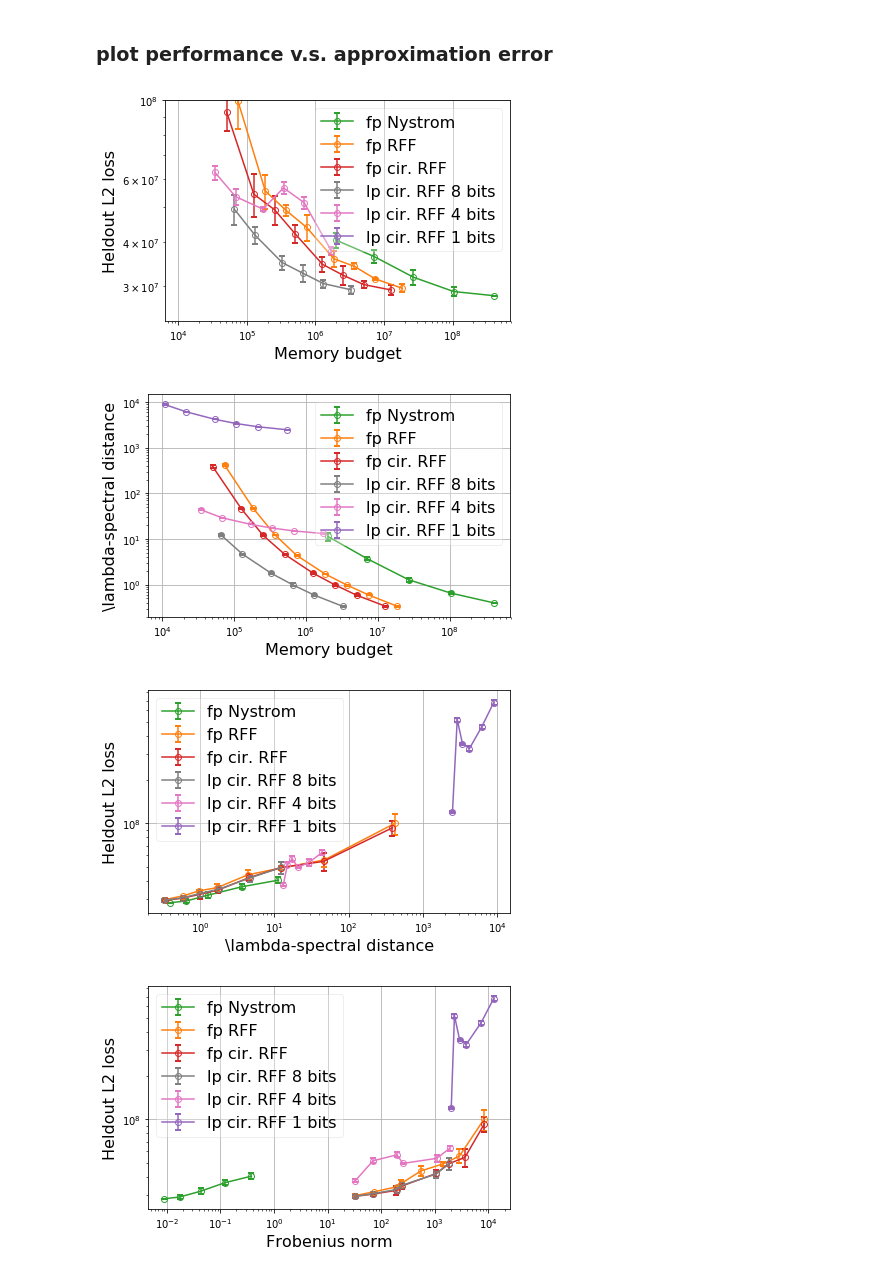
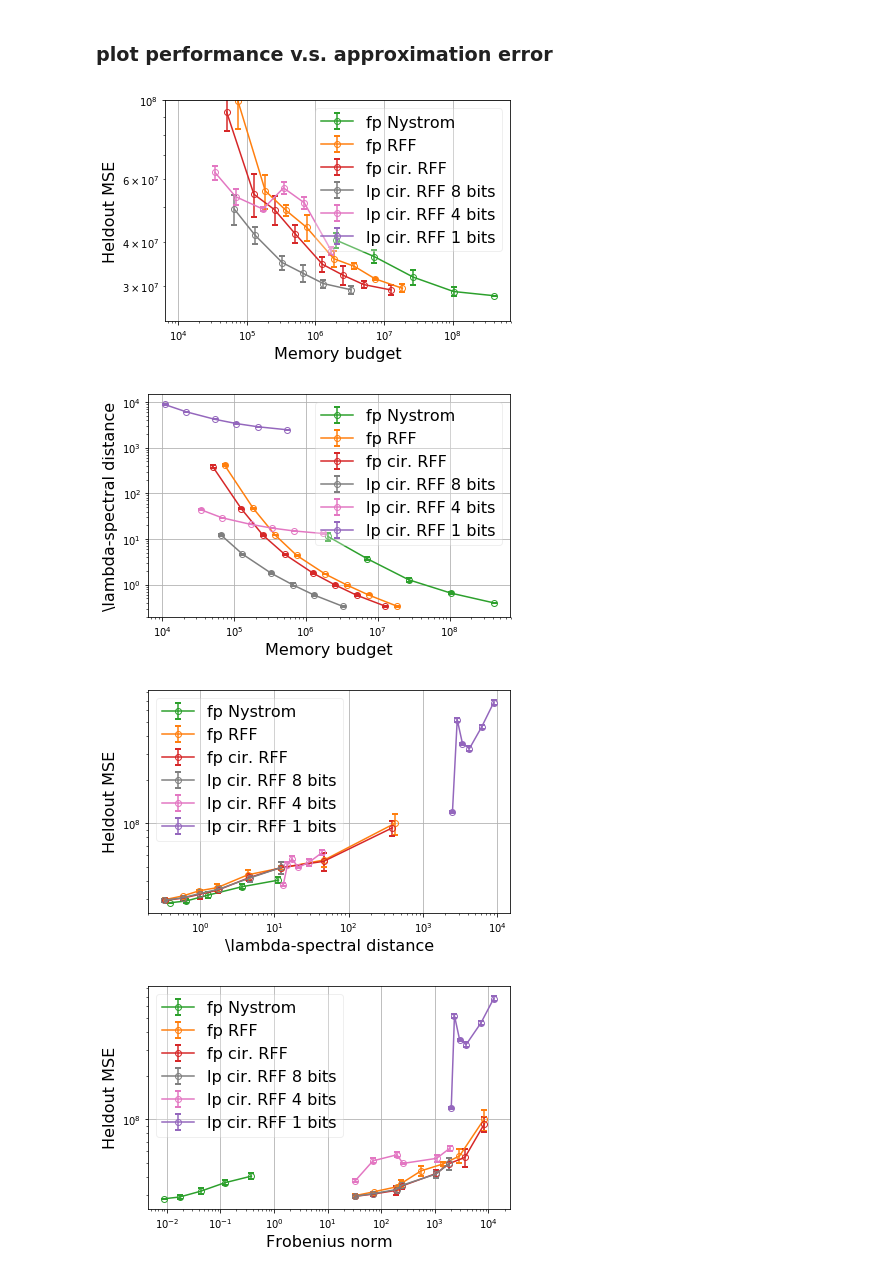
Before and after one commit to JianGoForIt/lp_rffs, a Jupyter notebook: kernel_reg/notebook/correlation-census-closeness-vs-kernel-approximation-error-real-setting-with-lambdastar-from-exact-kernel-with-delta-low-precision.ipynb, the cells around one changed output. Drawn from its saved outputs; the diff is of its cells as text; code cells hidden in the pictures.

```diff
--- a/kernel_reg/notebook/correlation-census-closeness-vs-kernel-approximation-error-real-setting-with-lambdastar-from-exact-kernel-with-delta-low-precision.ipynb
+++ b/kernel_reg/notebook/correlation-census-closeness-vs-kernel-approximation-error-real-setting-with-lambdastar-from-exact-kernel-with-delta-low-precision.ipynb
@@ -151,7 +145,7 @@ plot_figure(data_list, color_dict)
 plt.yscale("log")
 plt.xscale("log")
 # plt.title("l2 vs memory")
-plt.ylabel("Heldout L2 loss", fontsize=16)
+plt.ylabel("Heldout MSE", fontsize=16)
 plt.xlabel("Memory budget", fontsize=16)
 plt.legend(fontsize=16, framealpha=0.3)
 plt.ylim([None, 1e8])
@@ -191,7 +185,7 @@ plot_figure(data_list, color_dict, ave_x=True)
 plt.yscale("log")
 plt.xscale("log")
 # plt.title("l2 vs delta")
-plt.ylabel("Heldout L2 loss", fontsize=16)
+plt.ylabel("Heldout MSE", fontsize=16)
 plt.xlabel("\lambda-spectral distance", fontsize=16)
 plt.legend(fontsize=16, framealpha=0.3)
 # plt.ylim([None, 5e8])
@@ -211,41 +205,41 @@ plot_figure(data_list, color_dict, ave_x=True)
 plt.yscale("log")
 plt.xscale("log")
 # plt.title("l2 vs delta")
-plt.ylabel("Heldout L2 loss", fontsize=16)
+plt.ylabel("Heldout MSE", fontsize=16)
 plt.xlabel("Frobenius norm", fontsize=16)
 plt.legend(fontsize=16, framealpha=0.3)
 # plt.ylim([None, 5e8])
 plt.tight_layout()
 plt.savefig("./figures/regression_l2_vs_f_norm.pdf")
 plt.show()
 
 # plt.figure()
 # for nbit in [64, 16, 8, 4, 2, 1]:
 #     plt.plot(n_rff_feat_dict[nbit], l2_loss_list_cir_rff[nbit], "-o", label="cir rff " + str(nbit) )
 # plt.plot(n_rff_feat_dict[64], l2_loss_list_rff, "-o", label="basic rff " + str(64) )
 # plt.plot(n_nystrom_feat, l2_loss_list_nystrom, "-o", label="Nystrom " + str(64) )
 # plt.grid()
 # plt.yscale("log")
 # plt.xscale("log")
 # plt.title("l2 vs n feat")
 # plt.legend()
 # plt.ylim([None, 2e8])
 # plt.show()
 
 # plt.figure()
 # for nbit in [64, 16, 8, 4, 2, 1]:
 #     plt.plot(n_rff_feat_dict[nbit], delta_list_cir_rff[nbit], "-o", label="cir rff " + str(nbit) )
 # plt.plot(n_rff_feat_dict[64], delta_list_rff, "-o", label="basic rff " + str(64) )
 # plt.plot(n_nystrom_feat, delta_list_nystrom, "-o", label="Nystrom " + str(64) )
 # plt.grid()
 # plt.yscale("log")
 # plt.xscale("log")
 # plt.title("delta vs n feat")
 # plt.legend()
 # # plt.ylim([None, 2e8])
 # plt.show()
 # %% [output]
-[figure, old version]
+[figure, new version]
 [figure]
-[figure, old version]
+[figure, new version]
-[figure, old version]
+[figure, new version]
```
Also changed, not shown: parts of 1 cell of this notebook, 1 other file.
